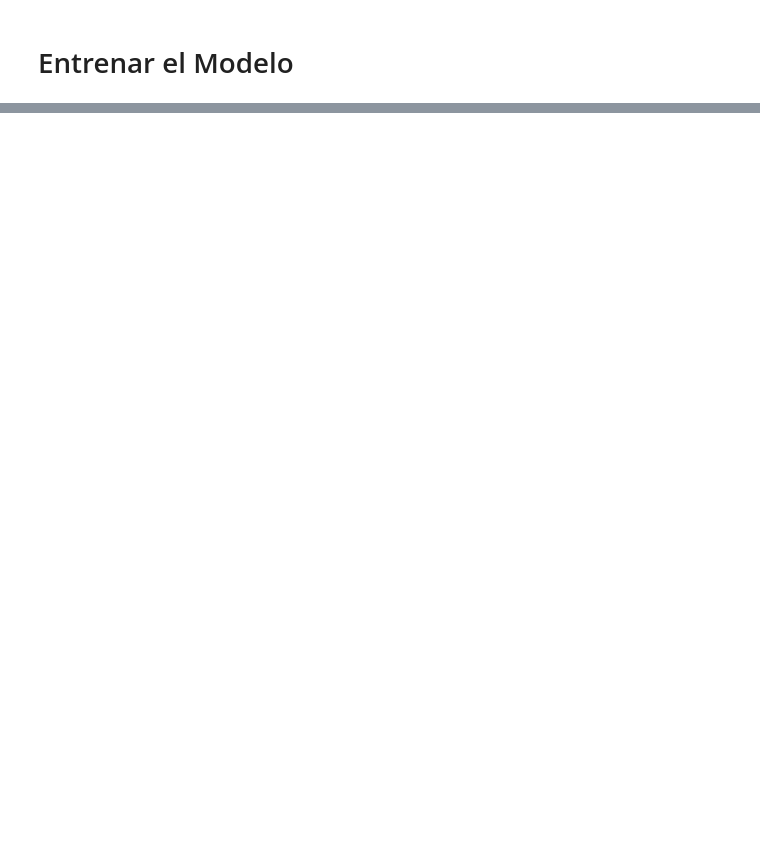
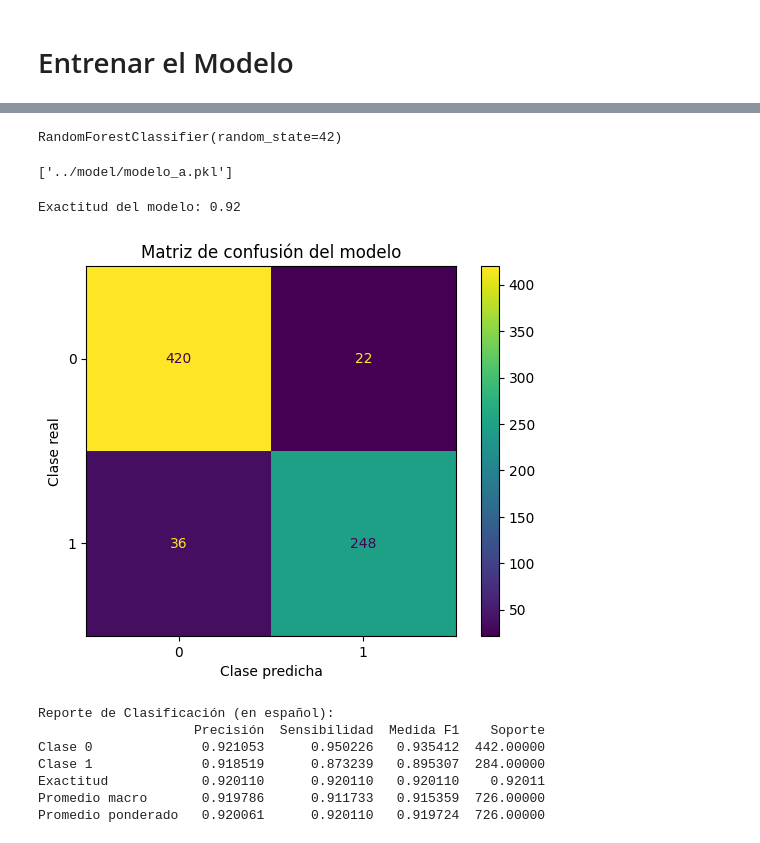
Before and after one commit to MariaGiron-code/Performance_IA, a Jupyter notebook: scripts/entrenamiento.ipynb, the cells around one changed output, grey strips where cells are left out. Cells and saved outputs as stored; diff of their text form; code cells hidden in the pictures; blank space fills up the shorter version.

Commit message:
Cambios del entrenamiento

```diff
--- a/scripts/entrenamiento.ipynb
+++ b/scripts/entrenamiento.ipynb
@@ -10,5 +12,5 @@ import joblib #Guardar el Modelo
 # %%
 #Cargar DataSet
 print("Cargar dataset ya procesado")
-df = pd.read_csv('entrenamiento.csv')
+df = pd.read_csv('../data/processed/entrenamiento.csv')
 df
@@ -30,22 +47,60 @@ modelo = RandomForestClassifier(n_estimators=100, random_state=42)
 
 # El modelo aprende la relación entre x e y
 modelo.fit(x_train, y_train)
+# %% [output]
+RandomForestClassifier(random_state=42)
 # %%
 #Guardar el modelo
-joblib.dump(modelo, 'modelo_a.pkl')
+joblib.dump(modelo, '../model/modelo_a.pkl')
+# %% [output]
+['../model/modelo_a.pkl']
 # %%
-#Evaluar el modelo en el conjunto de prueba
-
-#Realizar predicciones en el conjunto de prueba
+# Predicciones
 y_pred = modelo.predict(x_test)
 
-#Calcular y mostrar la precisión del modelo
-print("Precisión del modelo:", accuracy_score(y_test, y_pred))
+# Exactitud del modelo
+print(f"Exactitud del modelo: {accuracy_score(y_test, y_pred):.2f}\n")
 
-#Mostrar la matriz de confusión
-print("Matriz de Confusión:\n", confusion_matrix(y_test, y_pred))
+# Matriz de confusión
+ConfusionMatrixDisplay.from_predictions(y_test, y_pred)
+plt.title("Matriz de confusión del modelo")
+plt.xlabel("Clase predicha")
+plt.ylabel("Clase real")
+plt.show()
 
-#Mostrar el reporte de clasificación con métricas detalladas
-print("Reporte de Clasificación:\n", classification_report(y_test, y_pred))
+# Reporte de clasificación en español
+reporte = classification_report(y_test, y_pred, output_dict=True)
+df_reporte = pd.DataFrame(reporte).T
+
+freporte = classification_report(y_test, y_pred, output_dict=True)
+df = pd.DataFrame(reporte).T
+
+df = df.rename(index={
+    "0": "Clase 0",
+    "1": "Clase 1",
+    "accuracy": "Exactitud",
+    "macro avg": "Promedio macro",
+    "weighted avg": "Promedio ponderado"
+})
+
+df = df.rename(columns={
+    "precision": "Precisión",
+    "recall": "Sensibilidad",
+    "f1-score": "Medida F1",
+    "support": "Soporte"
+})
+
+print("Reporte de Clasificación (en español):")
+print(df)
+# %% [output]
+Exactitud del modelo: 0.92
+[figure, added]
+Reporte de Clasificación (en español):
+                    Precisión  Sensibilidad  Medida F1    Soporte
+Clase 0              0.921053      0.950226   0.935412  442.00000
+Clase 1              0.918519      0.873239   0.895307  284.00000
+Exactitud            0.920110      0.920110   0.920110    0.92011
+Promedio macro       0.919786      0.911733   0.915359  726.00000
+Promedio ponderado   0.920061      0.920110   0.919724  726.00000
 # %%
 # Cargar el modelo guardado
```
Also changed, not shown: parts of 4 cells of this notebook.
